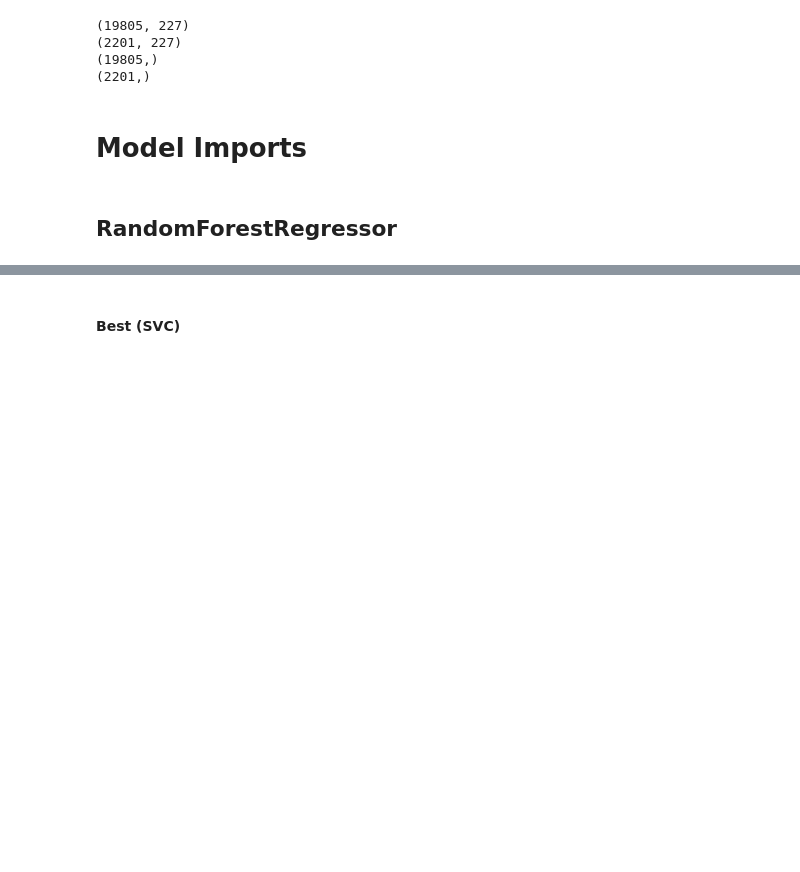
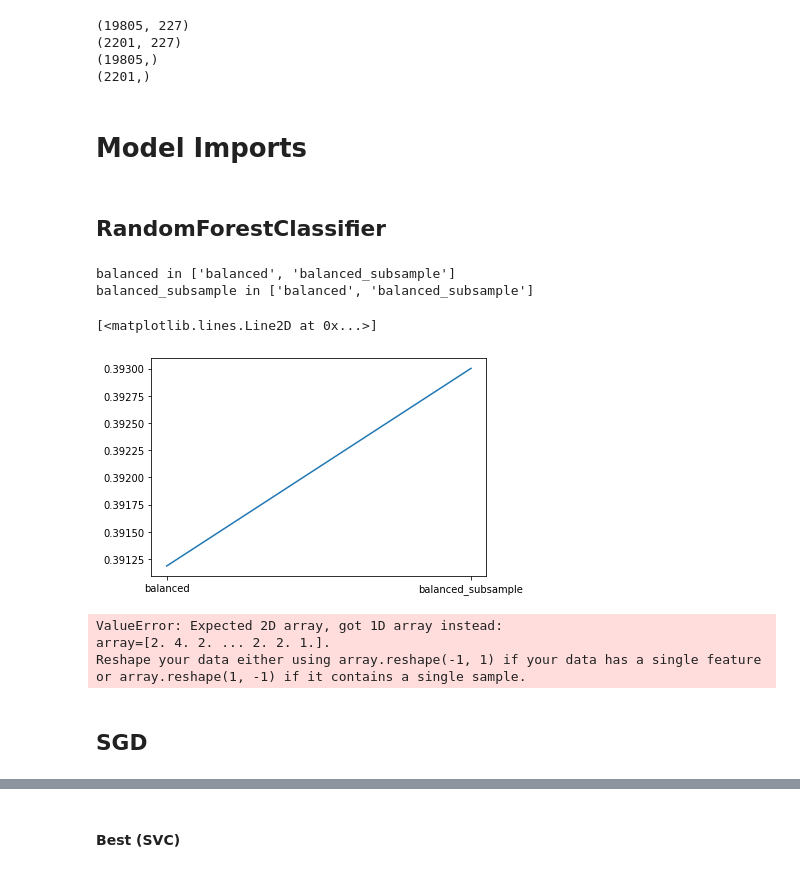
Before and after one commit to felixfa/AgeDetection, a Jupyter notebook: notebooks/fruntxas_ml_exploration.ipynb, the cells around one changed output, grey strips where cells are left out. Cells and saved outputs as stored; diff of their text form; code cells hidden in the pictures; blank space fills up the shorter version.

```diff
--- a/notebooks/fruntxas_ml_exploration.ipynb
+++ b/notebooks/fruntxas_ml_exploration.ipynb
@@ -41,4 +41,39 @@ from sklearn.linear_model import LogisticRegression, SGDClassifier
 from sklearn.neighbors import KNeighborsClassifier, RadiusNeighborsClassifier
 from catboost import CatBoostClassifier
 # %% [markdown]
-## RandomForestRegressor
+## RandomForestClassifier
+# %%
+accuracy = []
+
+
+max_depth = [int(x) for x in np.linspace(10, 110, num = 11)]
+max_depth.append(None) # 90?
+
+# Number of trees in random forest
+#n_estimators = [int(x) for x in np.linspace(start = 3600, stop = 3900, num = 4)]
+
+model = RandomForestClassifier(n_estimators = 3600, n_jobs = -1, criterion="entropy"
+                                ,min_samples_split=15,min_samples_leaf=11,min_weight_fraction_leaf=0
+                                ,max_depth=90,min_impurity_decrease=0
+                                ,bootstrap = False
+                                ,max_features = "auto",class_weight='balanced_subsample')
+model.fit(X_train_transformed, y_train)
+y_pred = model.predict(X_test_transformed)
+accuracy.append(accuracy_score(y_test,y_pred))
+# %% [output]
+balanced in ['balanced', 'balanced_subsample']
+balanced_subsample in ['balanced', 'balanced_subsample']
+# %%
+plt.plot(class_weight,accuracy)
+# %% [output]
+[<matplotlib.lines.Line2D at 0x...>]
+[figure, added]
+# %%
+y_pred = model.predict(X_test_transformed)
+model.score(y_test,y_pred)
+# %% [output]
+ValueError: Expected 2D array, got 1D array instead:
+array=[2. 4. 2. ... 2. 2. 1.].
+Reshape your data either using array.reshape(-1, 1) if your data has a single feature or array.reshape(1, -1) if it contains a single sample.
+# %% [markdown]
+## SGD
```
Also changed, not shown: parts of 20 cells of this notebook.
